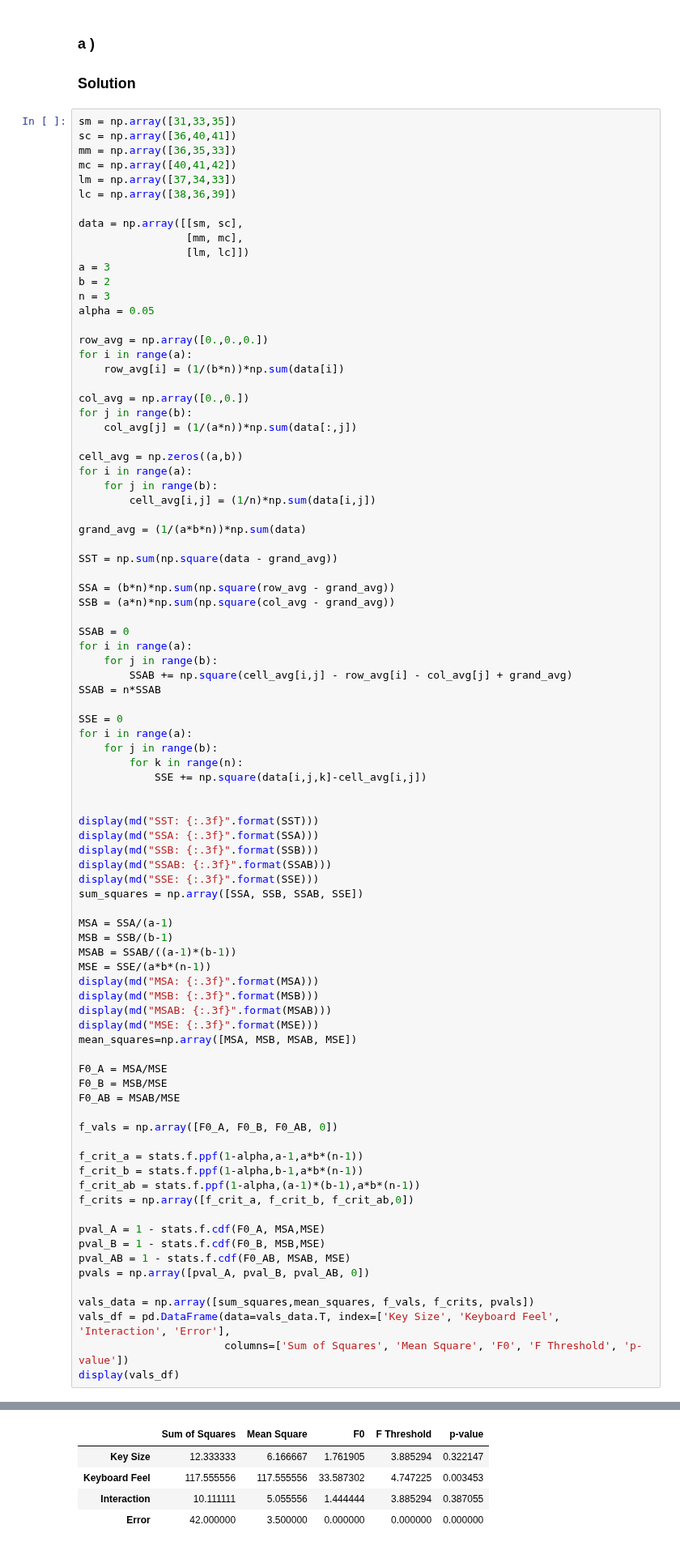
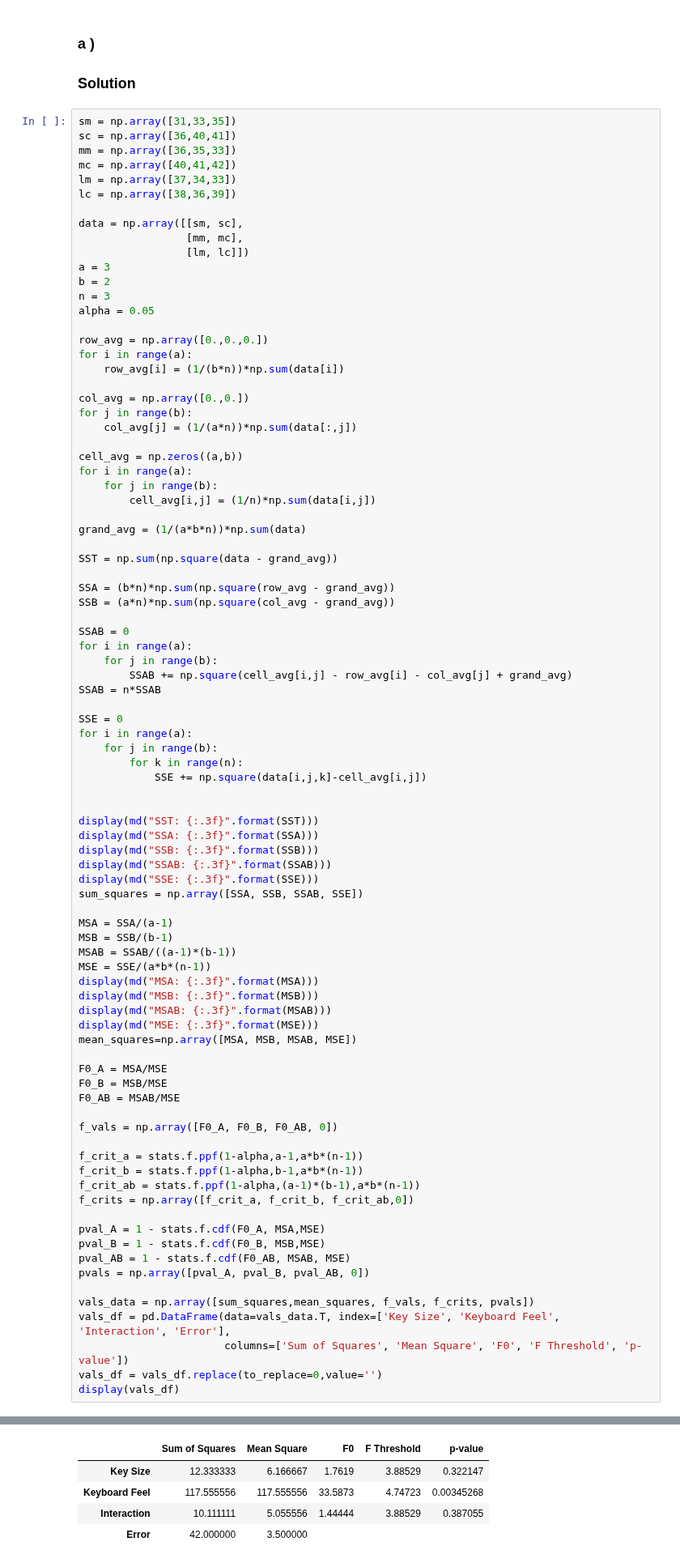
Before and after one commit to mwnewlin/AFIT, a Jupyter notebook: CSCE 554/Newlin_hw4_CSCE554.ipynb, the cells around one changed output, grey strips where cells are left out. Shown at 81% size. Cells and saved outputs as stored; diff of their text form.

```diff
--- a/CSCE 554/Newlin_hw4_CSCE554.ipynb
+++ b/CSCE 554/Newlin_hw4_CSCE554.ipynb
@@ -616,37 +623,38 @@ F0_A = MSA/MSE
 F0_B = MSB/MSE
 F0_AB = MSAB/MSE
 
 f_vals = np.array([F0_A, F0_B, F0_AB, 0])
 
 f_crit_a = stats.f.ppf(1-alpha,a-1,a*b*(n-1))
 f_crit_b = stats.f.ppf(1-alpha,b-1,a*b*(n-1))
 f_crit_ab = stats.f.ppf(1-alpha,(a-1)*(b-1),a*b*(n-1))
 f_crits = np.array([f_crit_a, f_crit_b, f_crit_ab,0])
 
 pval_A = 1 - stats.f.cdf(F0_A, MSA,MSE)
 pval_B = 1 - stats.f.cdf(F0_B, MSB,MSE)
 pval_AB = 1 - stats.f.cdf(F0_AB, MSAB, MSE)
 pvals = np.array([pval_A, pval_B, pval_AB, 0])
 
 vals_data = np.array([sum_squares,mean_squares, f_vals, f_crits, pvals])
 vals_df = pd.DataFrame(data=vals_data.T, index=['Key Size', 'Keyboard Feel', 'Interaction', 'Error'],
                        columns=['Sum of Squares', 'Mean Square', 'F0', 'F Threshold', 'p-value'])
+vals_df = vals_df.replace(to_replace=0,value='')
 display(vals_df)
 # %% [output]
 SST: 182.000
 SSA: 12.333
 SSB: 117.556
 SSAB: 10.111
 SSE: 42.000
 MSA: 6.167
 MSB: 117.556
 MSAB: 5.056
 MSE: 3.500
 |  | Sum of Squares | Mean Square | F0 | F Threshold | p-value |
-| Key Size | 12.333333 | 6.166667 | 1.761905 | 3.885294 | 0.322147 |
-| Keyboard Feel | 117.555556 | 117.555556 | 33.587302 | 4.747225 | 0.003453 |
-| Interaction | 10.111111 | 5.055556 | 1.444444 | 3.885294 | 0.387055 |
-| Error | 42.000000 | 3.500000 | 0.000000 | 0.000000 | 0.000000 |
+| Key Size | 12.333333 | 6.166667 | 1.7619 | 3.88529 | 0.322147 |
+| Keyboard Feel | 117.555556 | 117.555556 | 33.5873 | 4.74723 | 0.00345268 |
+| Interaction | 10.111111 | 5.055556 | 1.44444 | 3.88529 | 0.387055 |
+| Error | 42.000000 | 3.500000 |  |  |  |
 # %% [markdown]
 #### Answer
 
```
Also changed, not shown: parts of 10 cells of this notebook, 4 other files.
